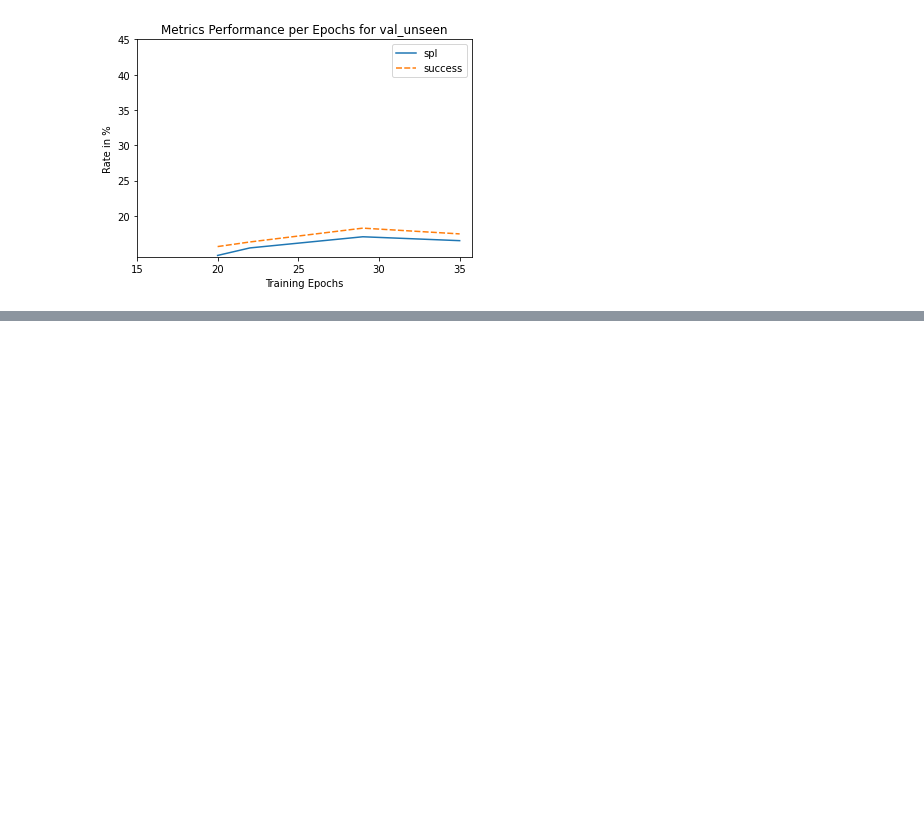
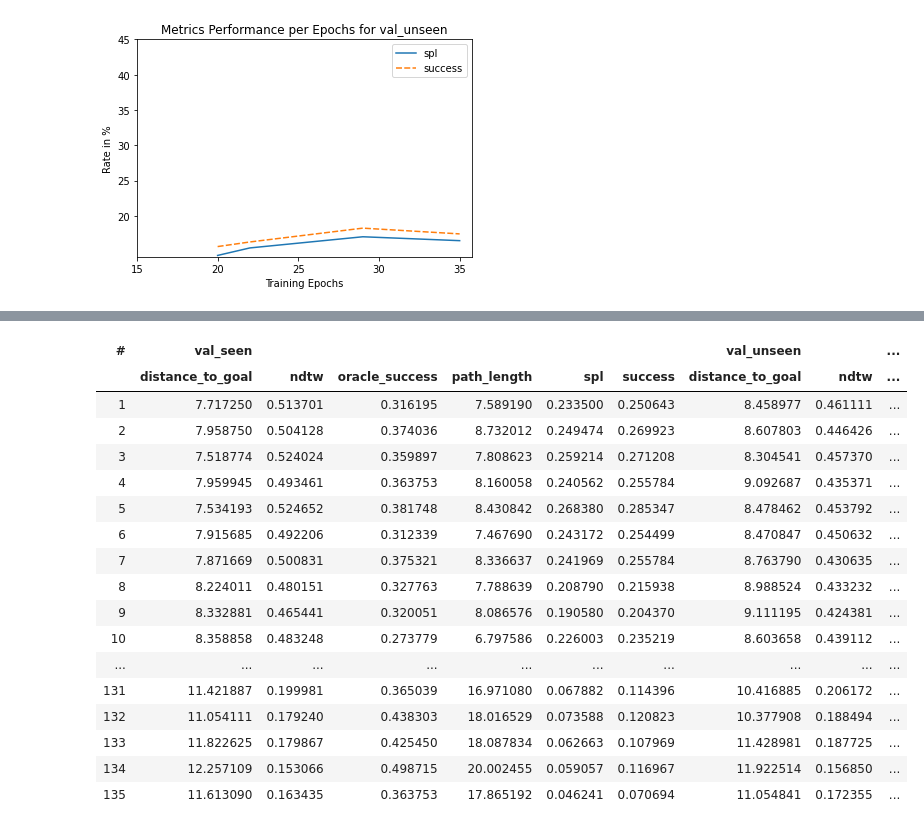
Before and after one commit to rafiberlin/VLN-CE, a Jupyter notebook: for_report_only.ipynb, the cells around one changed output, grey strips where cells are left out. Cells and saved outputs as stored; diff of their text form; code cells hidden in the pictures; blank space fills up the shorter version.

```diff
--- a/for_report_only.ipynb
+++ b/for_report_only.ipynb
@@ -329,0 +343,21 @@ print(displayed_conf)
+# %%
+html_display(report_result_list)
+# %% [output]
+| # | val_seen |  |  |  |  |  | val_unseen |  | ... |
+|  | distance_to_goal | ndtw | oracle_success | path_length | spl | success | distance_to_goal | ndtw | ... |
+| 1 | 7.717250 | 0.513701 | 0.316195 | 7.589190 | 0.233500 | 0.250643 | 8.458977 | 0.461111 | ... |
+| 2 | 7.958750 | 0.504128 | 0.374036 | 8.732012 | 0.249474 | 0.269923 | 8.607803 | 0.446426 | ... |
+| 3 | 7.518774 | 0.524024 | 0.359897 | 7.808623 | 0.259214 | 0.271208 | 8.304541 | 0.457370 | ... |
+| 4 | 7.959945 | 0.493461 | 0.363753 | 8.160058 | 0.240562 | 0.255784 | 9.092687 | 0.435371 | ... |
+| 5 | 7.534193 | 0.524652 | 0.381748 | 8.430842 | 0.268380 | 0.285347 | 8.478462 | 0.453792 | ... |
+| 6 | 7.915685 | 0.492206 | 0.312339 | 7.467690 | 0.243172 | 0.254499 | 8.470847 | 0.450632 | ... |
+| 7 | 7.871669 | 0.500831 | 0.375321 | 8.336637 | 0.241969 | 0.255784 | 8.763790 | 0.430635 | ... |
+| 8 | 8.224011 | 0.480151 | 0.327763 | 7.788639 | 0.208790 | 0.215938 | 8.988524 | 0.433232 | ... |
+| 9 | 8.332881 | 0.465441 | 0.320051 | 8.086576 | 0.190580 | 0.204370 | 9.111195 | 0.424381 | ... |
+| 10 | 8.358858 | 0.483248 | 0.273779 | 6.797586 | 0.226003 | 0.235219 | 8.603658 | 0.439112 | ... |
+| ... | ... | ... | ... | ... | ... | ... | ... | ... | ... |
+| 131 | 11.421887 | 0.199981 | 0.365039 | 16.971080 | 0.067882 | 0.114396 | 10.416885 | 0.206172 | ... |
+| 132 | 11.054111 | 0.179240 | 0.438303 | 18.016529 | 0.073588 | 0.120823 | 10.377908 | 0.188494 | ... |
+| 133 | 11.822625 | 0.179867 | 0.425450 | 18.087834 | 0.062663 | 0.107969 | 11.428981 | 0.187725 | ... |
+| 134 | 12.257109 | 0.153066 | 0.498715 | 20.002455 | 0.059057 | 0.116967 | 11.922514 | 0.156850 | ... |
+| 135 | 11.613090 | 0.163435 | 0.363753 | 17.865192 | 0.046241 | 0.070694 | 11.054841 | 0.172355 | ... |
```
Also changed, not shown: parts of 11 cells of this notebook.
